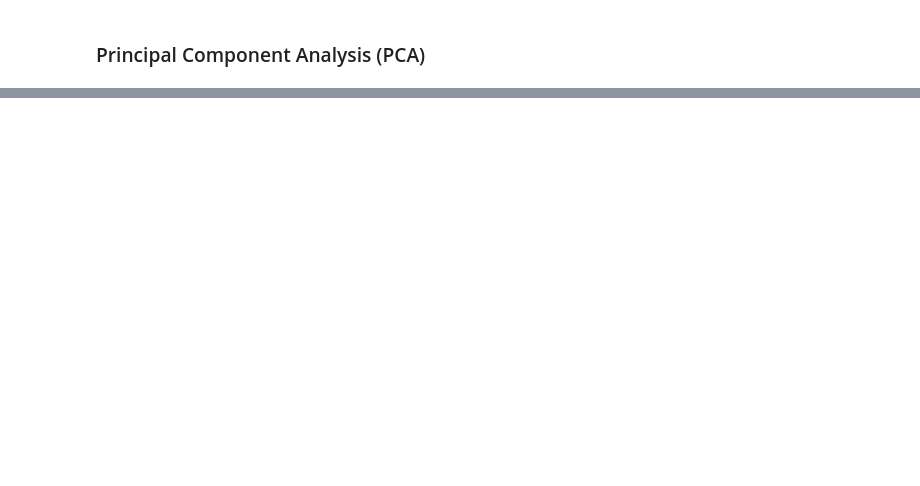
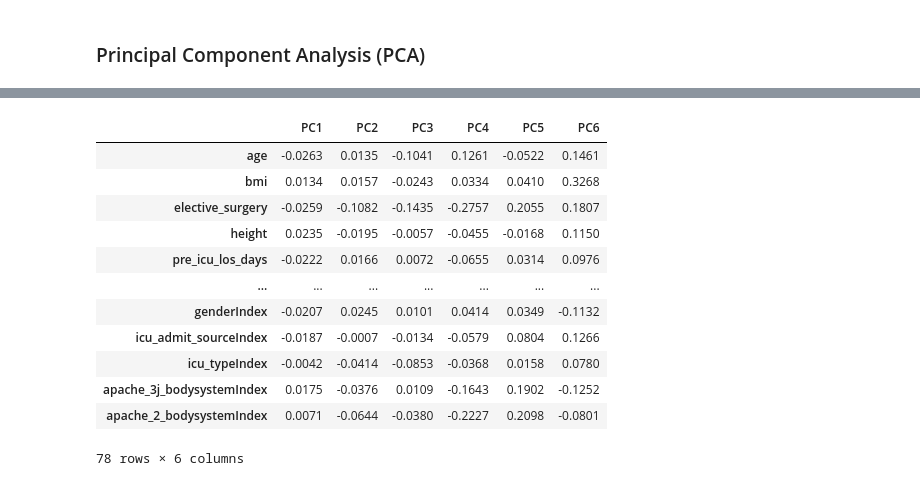
Before and after one commit to btchae/DS5110_Project, a Jupyter notebook: DS5110_Final_Project.ipynb, the cells around one changed output, grey strips where cells are left out. Saved outputs shown, nothing was run; the diff lists cells and outputs as text; code cells hidden in the pictures; blank space fills up the shorter version.

Commit message:
Data cleaning and PCA

```diff
--- a/DS5110_Final_Project.ipynb
+++ b/DS5110_Final_Project.ipynb
@@ -70,0 +83,6 @@ root
+# %%
+#Drop NULL values
+
+cleaned_data_2 = cleaned_data.dropna()
+
+cleaned_data_2.select([count(when(isnan(c) | col(c).isNull(), c)).alias(c) for c in cleaned_data_2.columns]).show()
@@ -74,7 +98,7 @@ from pyspark.ml import Pipeline
 from pyspark.ml.feature import OneHotEncoder, StringIndexer
 
 #create a list of the columns that are string typed
-categoricalColumns = [item[0] for item in cleaned_data.dtypes if item[1].startswith('string') ]
+categoricalColumns = [item[0] for item in cleaned_data_2.dtypes if item[1].startswith('string') ]
 
 #define a list of stages in your pipeline. The string indexer will be one stage
 stages = []
@@ -90,9 +114,9 @@ for categoricalCol in categoricalColumns:
 #Create the pipeline. Assign the satges list to the pipeline key word stages
 pipeline = Pipeline(stages = stages)
 #fit the pipeline to our dataframe
-pipelineModel = pipeline.fit(cleaned_data)
+pipelineModel = pipeline.fit(cleaned_data_2)
 #transform the dataframe
-df= pipelineModel.transform(cleaned_data)
+df= pipelineModel.transform(cleaned_data_2)
 df.take(2)
 # %% [output]
 [Row(age=68, bmi=22.73, elective_surgery=0, ethnicity='Caucasian', gender='M', height=180.3, icu_admit_source='Floor', icu_type='CTICU', pre_icu_los_days=0.541666667, weight=73.9, apache_2_diagnosis=1 ...
@@ -166,11 +188,11 @@ Py4JJavaError: An error occurred while calling o2000.fit.
 from pyspark.ml.feature import PCA
 
 # PCA using 4 components
-pca = PCA(k=4, inputCol="features", outputCol="pcaFeatures")
-model = pca.fit(output)
+pca = PCA(k=6, inputCol="scaledFeatures", outputCol="pcaFeatures")
+model = pca.fit(df_scaled)
 
 # extract the transformed features
-result = model.transform(output)
+result = model.transform(df_scaled)
 
-result.take(2)
+result.take(1)
 # %% [output]
@@ -180,0 +227,23 @@ Py4JJavaError: An error occurred while calling o1715.fit.
+# %%
+import pandas as pd
+
+cols = df_2.drop('hospital_death').columns
+cols
+
+pcs = np.round(model.pc.toArray(),4)
+df_pc = pd.DataFrame(pcs, columns = ['PC1','PC2','PC3','PC4','PC5','PC6'], index = cols)
+df_pc
+# %% [output]
+|  | PC1 | PC2 | PC3 | PC4 | PC5 | PC6 |
+| age | -0.0263 | 0.0135 | -0.1041 | 0.1261 | -0.0522 | 0.1461 |
+| bmi | 0.0134 | 0.0157 | -0.0243 | 0.0334 | 0.0410 | 0.3268 |
+| elective_surgery | -0.0259 | -0.1082 | -0.1435 | -0.2757 | 0.2055 | 0.1807 |
+| height | 0.0235 | -0.0195 | -0.0057 | -0.0455 | -0.0168 | 0.1150 |
+| pre_icu_los_days | -0.0222 | 0.0166 | 0.0072 | -0.0655 | 0.0314 | 0.0976 |
+| ... | ... | ... | ... | ... | ... | ... |
+| genderIndex | -0.0207 | 0.0245 | 0.0101 | 0.0414 | 0.0349 | -0.1132 |
+| icu_admit_sourceIndex | -0.0187 | -0.0007 | -0.0134 | -0.0579 | 0.0804 | 0.1266 |
+| icu_typeIndex | -0.0042 | -0.0414 | -0.0853 | -0.0368 | 0.0158 | 0.0780 |
+| apache_3j_bodysystemIndex | 0.0175 | -0.0376 | 0.0109 | -0.1643 | 0.1902 | -0.1252 |
+| apache_2_bodysystemIndex | 0.0071 | -0.0644 | -0.0380 | -0.2227 | 0.2098 | -0.0801 |
+78 rows × 6 columns
```
Also changed, not shown: parts of 14 cells of this notebook.
